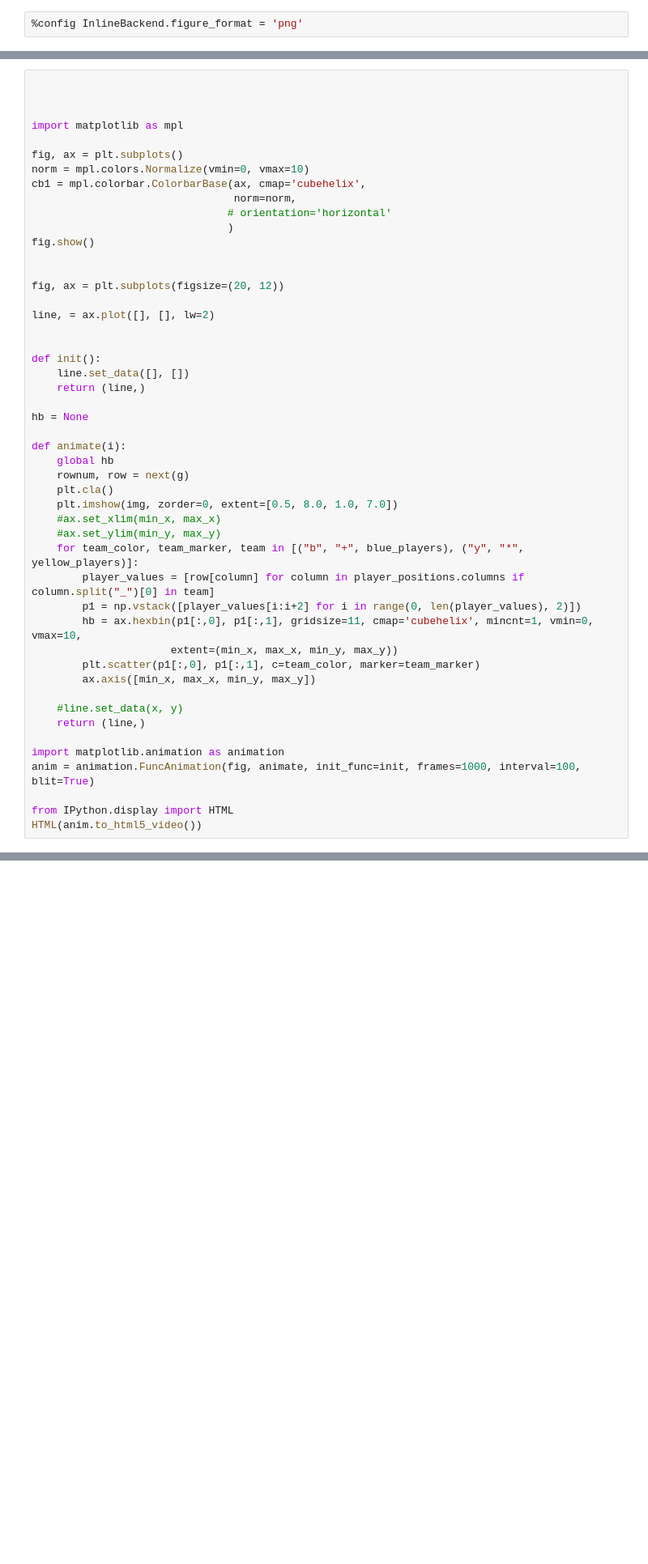
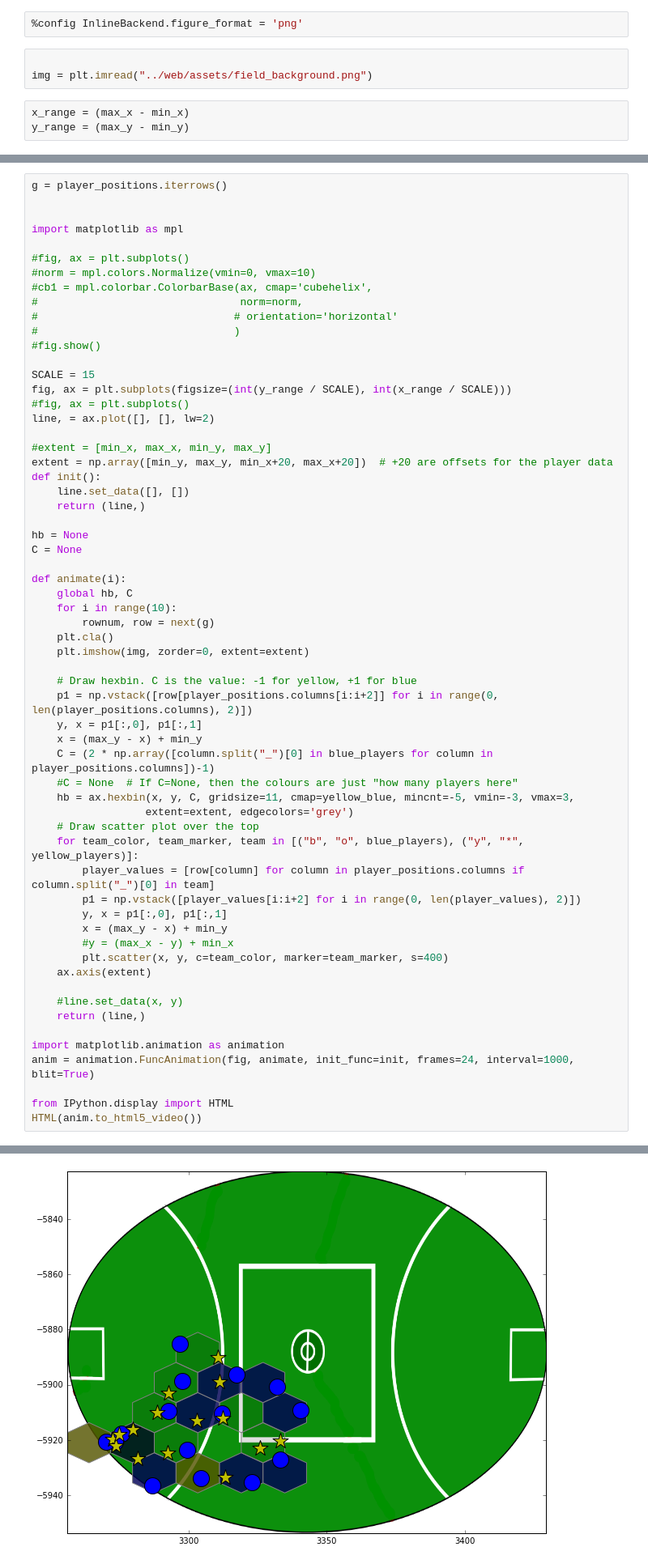
Before and after one commit to ballarat-hackerspace/westisbest, a Jupyter notebook: analysis/Player Positions.ipynb, the cells around one changed output, grey strips where cells are left out. Shown at 81% size. Cells and saved outputs as stored; diff of their text form; blank space fills up the shorter version.

```diff
--- a/analysis/Player Positions.ipynb
+++ b/analysis/Player Positions.ipynb
@@ -195,2 +195,8 @@ for team_color, team in [("b", blue_players), ("y", yellow_players)]:
 # %%
 %config InlineBackend.figure_format = 'png'
+# %%
+
+img = plt.imread("../web/assets/field_background.png")
+# %%
+x_range = (max_x - min_x)
+y_range = (max_y - min_y)
@@ -197,49 +266,62 @@ for team_color, team in [("b", blue_players), ("y", yellow_players)]:
 # %%
-
+g = player_positions.iterrows()
 
 
 import matplotlib as mpl
 
-fig, ax = plt.subplots()
-norm = mpl.colors.Normalize(vmin=0, vmax=10)
-cb1 = mpl.colorbar.ColorbarBase(ax, cmap='cubehelix',
-                                norm=norm,
-                               # orientation='horizontal'
-                               )
-fig.show()
+#fig, ax = plt.subplots()
+#norm = mpl.colors.Normalize(vmin=0, vmax=10)
+#cb1 = mpl.colorbar.ColorbarBase(ax, cmap='cubehelix',
+#                                norm=norm,
+#                               # orientation='horizontal'
+#                               )
+#fig.show()
 
-
-fig, ax = plt.subplots(figsize=(20, 12))
-
+SCALE = 15
+fig, ax = plt.subplots(figsize=(int(y_range / SCALE), int(x_range / SCALE)))
+#fig, ax = plt.subplots()
 line, = ax.plot([], [], lw=2)
 
-
+#extent = [min_x, max_x, min_y, max_y]
+extent = np.array([min_y, max_y, min_x+20, max_x+20])  # +20 are offsets for the player data
 def init():
     line.set_data([], [])
     return (line,)
 
 hb = None
+C = None
 
 def animate(i):
-    global hb
-    rownum, row = next(g)
+    global hb, C
+    for i in range(10):
+        rownum, row = next(g)
     plt.cla()
-    plt.imshow(img, zorder=0, extent=[0.5, 8.0, 1.0, 7.0])
-    #ax.set_xlim(min_x, max_x)
-    #ax.set_ylim(min_y, max_y)
-    for team_color, team_marker, team in [("b", "+", blue_players), ("y", "*", yellow_players)]:
+    plt.imshow(img, zorder=0, extent=extent)
+
+    # Draw hexbin. C is the value: -1 for yellow, +1 for blue
+    p1 = np.vstack([row[player_positions.columns[i:i+2]] for i in range(0, len(player_positions.columns), 2)])
+    y, x = p1[:,0], p1[:,1]
+    x = (max_y - x) + min_y
+    C = (2 * np.array([column.split("_")[0] in blue_players for column in player_positions.columns])-1)
+    #C = None  # If C=None, then the colours are just "how many players here"
+    hb = ax.hexbin(x, y, C, gridsize=11, cmap=yellow_blue, mincnt=-5, vmin=-3, vmax=3,
+                  extent=extent, edgecolors='grey')
+    # Draw scatter plot over the top
+    for team_color, team_marker, team in [("b", "o", blue_players), ("y", "*", yellow_players)]:
         player_values = [row[column] for column in player_positions.columns if column.split("_")[0] in team]
         p1 = np.vstack([player_values[i:i+2] for i in range(0, len(player_values), 2)])
-        hb = ax.hexbin(p1[:,0], p1[:,1], gridsize=11, cmap='cubehelix', mincnt=1, vmin=0, vmax=10,
-                      extent=(min_x, max_x, min_y, max_y))
-        plt.scatter(p1[:,0], p1[:,1], c=team_color, marker=team_marker)
-        ax.axis([min_x, max_x, min_y, max_y])
+        y, x = p1[:,0], p1[:,1]
+        x = (max_y - x) + min_y
+        #y = (max_x - y) + min_x
+        plt.scatter(x, y, c=team_color, marker=team_marker, s=400)
+    ax.axis(extent)
 
     #line.set_data(x, y)
     return (line,)
 
 import matplotlib.animation as animation
-anim = animation.FuncAnimation(fig, animate, init_func=init, frames=1000, interval=100, blit=True)
+anim = animation.FuncAnimation(fig, animate, init_func=init, frames=24, interval=1000, blit=True)
 
 from IPython.display import HTML
 HTML(anim.to_html5_video())
+# %% [output]
@@ -245,0 +329 @@ HTML(anim.to_html5_video())
+[figure, added]
```
Also changed, not shown: parts of 13 cells of this notebook.
